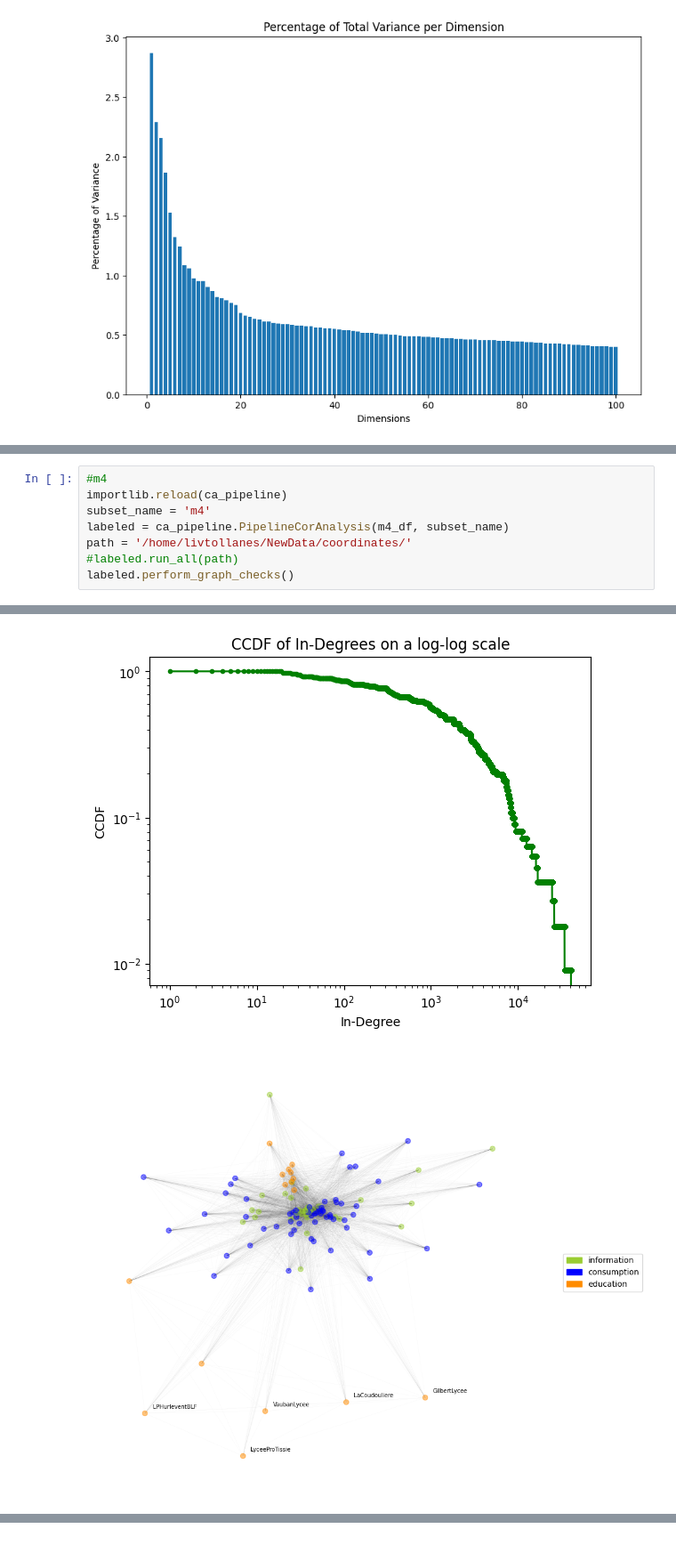
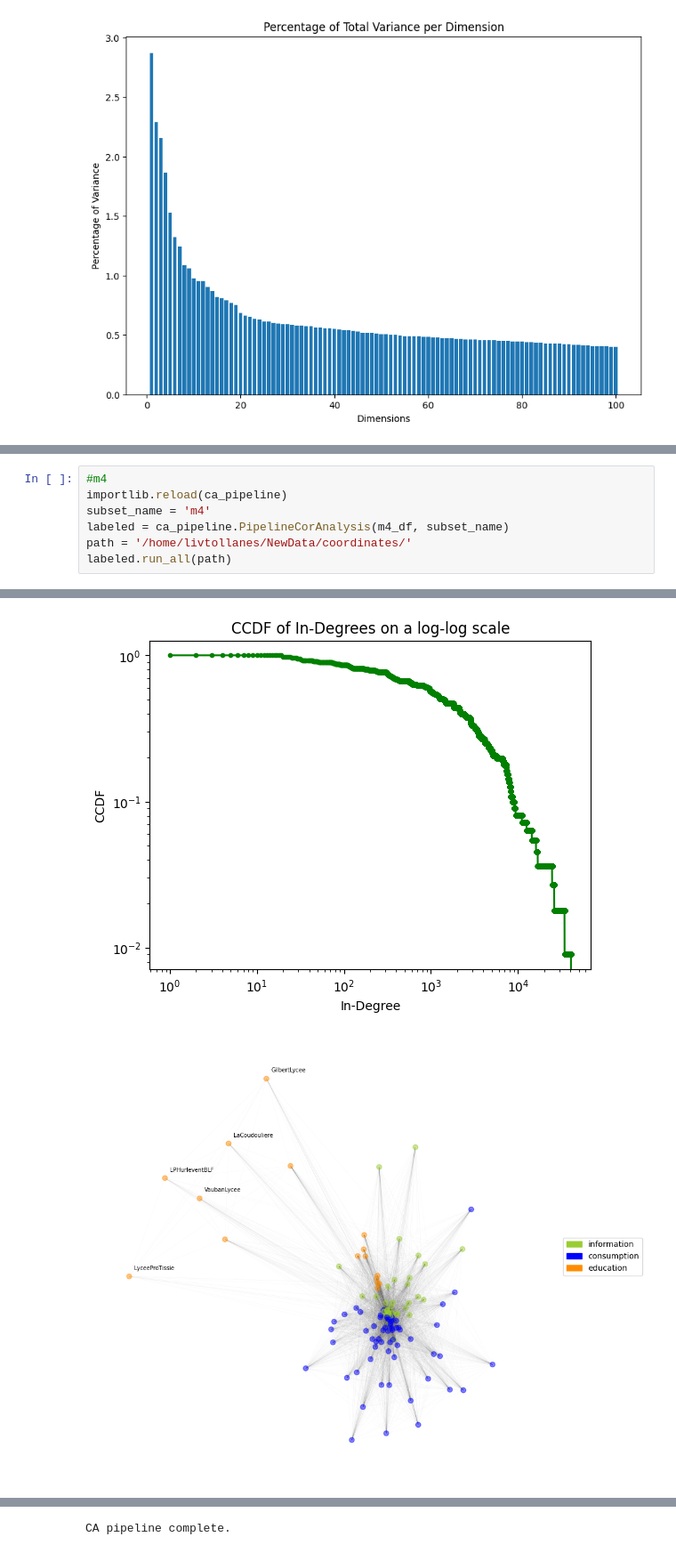
Before and after one commit to livtol99/Liv-Stage---FOCOS-Hand-Over, a Jupyter notebook: Code/Validation/CA_all_models.ipynb, the cells around one changed output, grey strips where cells are left out. Shown at 89% size. Drawn from its saved outputs; the diff is of its cells as text.

```diff
--- a/Code/Validation/CA_all_models.ipynb
+++ b/Code/Validation/CA_all_models.ipynb
@@ -314,6 +292,5 @@ importlib.reload(ca_pipeline)
 subset_name = 'm4'
 labeled = ca_pipeline.PipelineCorAnalysis(m4_df, subset_name)
 path = '/home/livtollanes/NewData/coordinates/'
-#labeled.run_all(path)
-labeled.perform_graph_checks()
+labeled.run_all(path)
 # %% [output]
@@ -320,11 +298,11 @@ labeled.perform_graph_checks()
 Number of nodes: 101996
 Edge number is sane - matches the number of rows in the inputted edgelist
 Is the graph connected? True
 Number of weakly connected components: 1
 Size of largest weakly connected component: 101996
 Number of strongly connected components: 101996
 Size of largest strongly connected component: 1
 [figure]
 [figure]
-[figure, old version]
+[figure, new version]
 Number of communities: 4
@@ -331,3 +314,4 @@ Number of communities: 4
+CA pipeline complete.
 # %%
 #m5
 importlib.reload(ca_pipeline)
```
Also changed, not shown: parts of 17 cells of this notebook.
